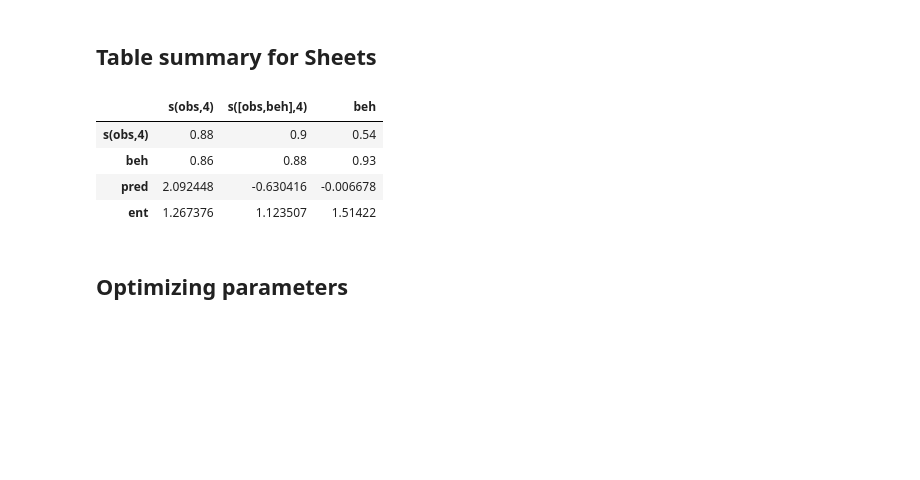
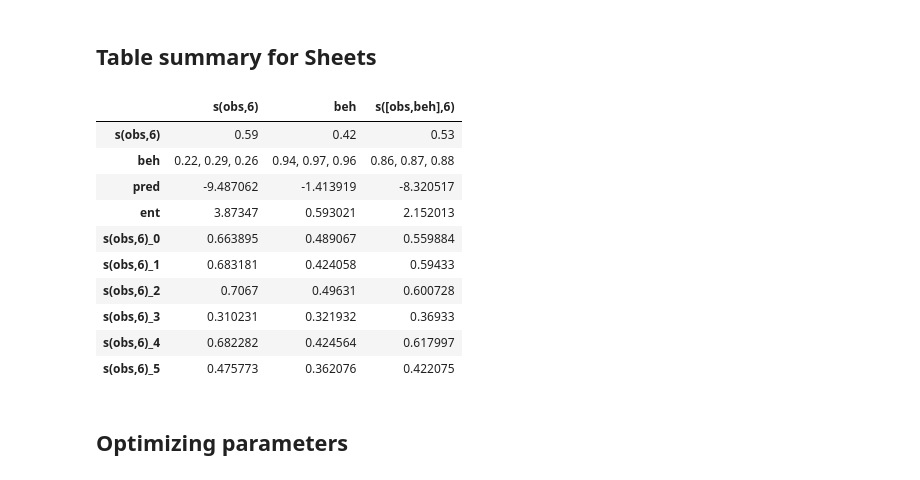
Before and after one commit to draeloslab/Bubblewrap, a Jupyter notebook: scripts/regressions.ipynb, the cells around one changed output. Drawn from its saved outputs; the diff is of its cells as text; code cells hidden in the pictures; blank space fills up the shorter version.

Commit message:
adds option to break out regression components

```diff
--- a/scripts/regressions.ipynb
+++ b/scripts/regressions.ipynb
@@ -295,9 +295,9 @@ def evaluate(i,o, maxlen=5_000, bw_params=bw.default_parameters.default_jpca_dat
 bw_params = dict(
     bw.default_parameters.default_jpca_dataset_parameters,
 num=100,
-eps=1e-5,
-step=.5,
-num_grad_q=4,
+eps=1e-3,
+step=1,
+num_grad_q=3,
 )
 
 results = {}
@@ -333,5 +333,10 @@ Wall time: 4.93 s
 # %%
 # this cell plots the table of results
+
+def get_corrs_from_br(br):
+    lh_predicted, lh_true, _ = br.get_behavior_last_half(br.obs_ds.time_offsets[-1])
+    corrs = [np.corrcoef(lh_true[:,j], lh_predicted[:,j])[0,1] for j in range(lh_true.shape[1])]
+    return corrs
 
 fig, ax = plt.subplots(nrows=len(output_keys), ncols=len(input_keys), figsize=(14,2*len(output_keys)), layout='tight', squeeze=False)
 
@@ -345,9 +350,7 @@ for row, okey in enumerate(output_keys):
         # corrs = [np.corrcoef(true[-halfway:,j], predicted[-halfway:,j])[0,1] for j in range(true.shape[1])]
 
         br = brs[okey][ikey]
-        lh_predicted, lh_true, _ = br.get_behavior_last_half(br.obs_ds.time_offsets[-1])
-        corrs = [np.corrcoef(lh_true[:,j], lh_predicted[:,j])[0,1] for j in range(true.shape[1])]
-
+        corrs = get_corrs_from_br(br)
 
         ax[row,col].plot(true[s])
         ax[row,col].plot(predicted[s])
@@ -364,5 +367,7 @@ for row, okey in enumerate(output_keys):
 # %% [markdown]
 ## Table summary for Sheets
+# %%
+row_to_break_out = "s(obs,6)"
 # %%
 df = pd.DataFrame(brs).T
 # %%
@@ -379,14 +384,23 @@ table = df.applymap(f)
 table.loc["pred"] = df.applymap(lambda x: x.log_pred_p_summary(offset=1)).mean(axis=0)
 table.loc["ent"] =  df.applymap(lambda x: x.entropy_summary(offset=1)).mean(axis=0)
 # the mean in the above two lines is just a formality; technically the values might be different across rows because of clipping
+# %%
+temp = {key: get_corrs_from_br(value) for key, value in brs[row_to_break_out].items()}
+temp = pd.DataFrame(temp, index=[row_to_break_out + f"_{n}" for n in range(datasets[row_to_break_out][0].shape[1])])
 # %%
-table # you can copy-paste this right into Sheets
+pd.concat([table, temp]) # you can copy-paste this right into Sheets
 # %% [output]
-|  | s(obs,4) | s([obs,beh],4) | beh |
-| s(obs,4) | 0.88 | 0.9 | 0.54 |
-| beh | 0.86 | 0.88 | 0.93 |
-| pred | 2.092448 | -0.630416 | -0.006678 |
-| ent | 1.267376 | 1.123507 | 1.51422 |
+|  | s(obs,6) | beh | s([obs,beh],6) |
+| s(obs,6) | 0.59 | 0.42 | 0.53 |
+| beh | 0.22, 0.29, 0.26 | 0.94, 0.97, 0.96 | 0.86, 0.87, 0.88 |
+| pred | -9.487062 | -1.413919 | -8.320517 |
+| ent | 3.87347 | 0.593021 | 2.152013 |
+| s(obs,6)_0 | 0.663895 | 0.489067 | 0.559884 |
+| s(obs,6)_1 | 0.683181 | 0.424058 | 0.59433 |
+| s(obs,6)_2 | 0.7067 | 0.49631 | 0.600728 |
+| s(obs,6)_3 | 0.310231 | 0.321932 | 0.36933 |
+| s(obs,6)_4 | 0.682282 | 0.424564 | 0.617997 |
+| s(obs,6)_5 | 0.475773 | 0.362076 | 0.422075 |
 # %% [markdown]
 ## Optimizing parameters
 # %%
```
Also changed, not shown: parts of 10 cells of this notebook.
